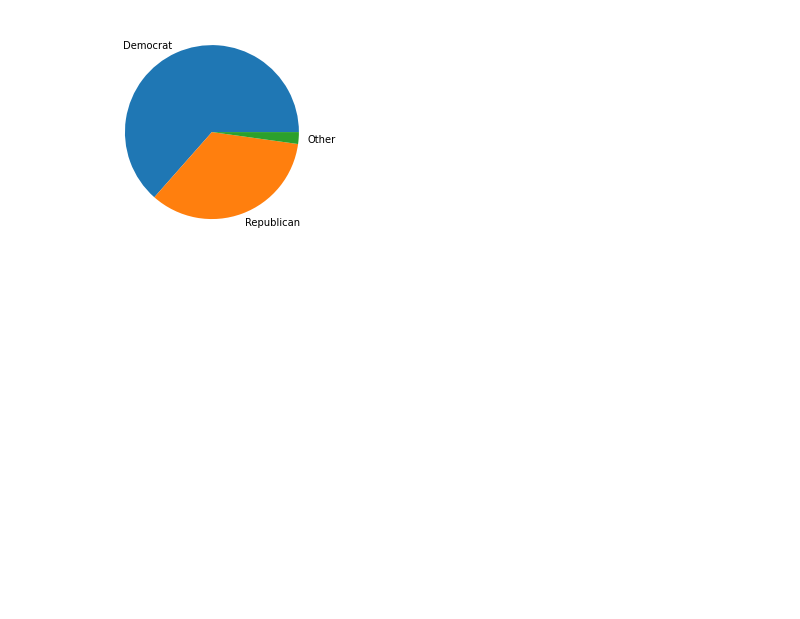
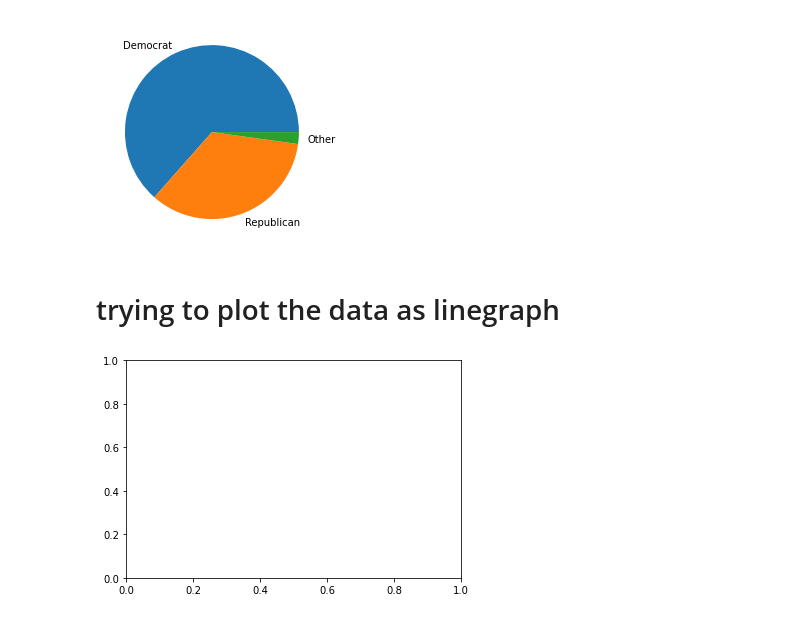
Before and after one commit to MeganDoman/CPSC4180_FinalProject, a Jupyter notebook: Doman_CPSC4180_FinalProject.ipynb, the cells around one changed output. Saved outputs shown, nothing was run; the diff lists cells and outputs as text; code cells hidden in the pictures; blank space fills up the shorter version.

```diff
--- a/Doman_CPSC4180_FinalProject.ipynb
+++ b/Doman_CPSC4180_FinalProject.ipynb
@@ -215,3 +285,18 @@ plt.pie(x=vote_count, labels=vote_party)
   Text(0.38198308312224183, -1.0315468599188438, 'Republican'),
   Text(1.0973849902349508, -0.07580358307518903, 'Other')])
 [figure]
+# %% [markdown]
+# trying to plot the data as linegraph
+# %%
+# gca stands for 'get current axis'
+ax = plt.gca()
+
+
+#Goal: two lines, time series, average sentiment of states w/ called = R and one line for states called with D per day
+#combinedf.plot(kind='line',x="2020-11-03",y='dem_percent', color = 'blue', ax=ax)
+#combinedf.plot(kind='line',y="AL", color='red', ax=ax)
+#neither of these are sufficient, so I need to do some more work on this portion
+
+#plt.show()
+# %% [output]
+[figure, added]
```
Also changed, not shown: parts of 15 cells of this notebook.
